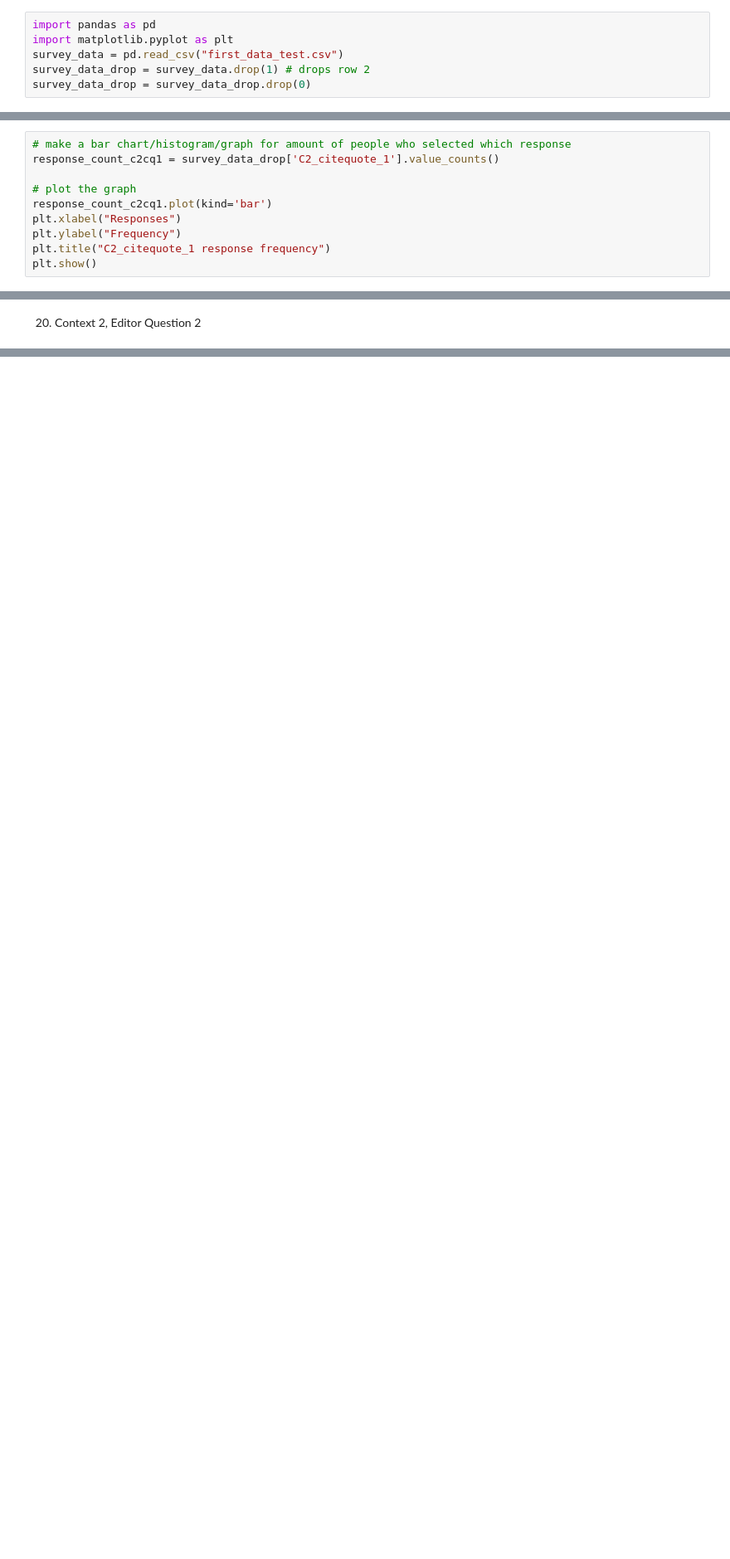
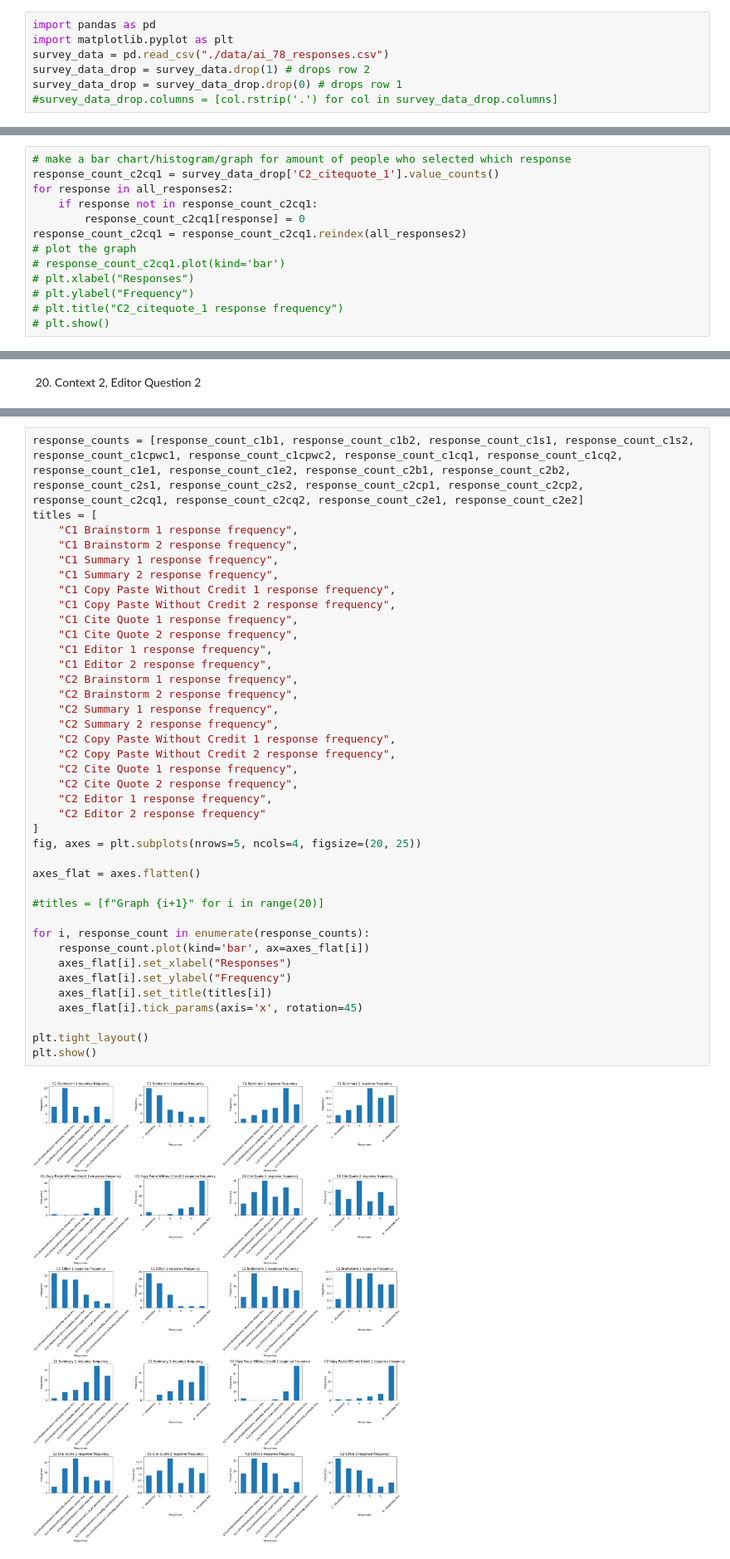
Before and after one commit to snehac2003/ai_survey, a Jupyter notebook: ai_survey_descriptive_stats.ipynb, the cells around one changed output, grey strips where cells are left out. Shown at 83% size. Drawn from its saved outputs; the diff is of its cells as text; blank space fills up the shorter version.

Commit message:
bayesian and graphs

```diff
--- a/ai_survey_descriptive_stats.ipynb
+++ b/ai_survey_descriptive_stats.ipynb
@@ -1,6 +1,7 @@
 # %%
 import pandas as pd
 import matplotlib.pyplot as plt
-survey_data = pd.read_csv("first_data_test.csv")
+survey_data = pd.read_csv("./data/ai_78_responses.csv")
 survey_data_drop = survey_data.drop(1) # drops row 2
-survey_data_drop = survey_data_drop.drop(0)
+survey_data_drop = survey_data_drop.drop(0) # drops row 1
+#survey_data_drop.columns = [col.rstrip('.') for col in survey_data_drop.columns]
@@ -256,10 +336,13 @@ plt.show()
 # %%
 # make a bar chart/histogram/graph for amount of people who selected which response
 response_count_c2cq1 = survey_data_drop['C2_citequote_1'].value_counts()
-
+for response in all_responses2:
+    if response not in response_count_c2cq1:
+        response_count_c2cq1[response] = 0
+response_count_c2cq1 = response_count_c2cq1.reindex(all_responses2)
 # plot the graph
-response_count_c2cq1.plot(kind='bar')
-plt.xlabel("Responses")
-plt.ylabel("Frequency")
-plt.title("C2_citequote_1 response frequency")
-plt.show()
+# response_count_c2cq1.plot(kind='bar')
+# plt.xlabel("Responses")
+# plt.ylabel("Frequency")
+# plt.title("C2_citequote_1 response frequency")
+# plt.show()
@@ -309,0 +396,41 @@ plt.show()
+# %%
+response_counts = [response_count_c1b1, response_count_c1b2, response_count_c1s1, response_count_c1s2, response_count_c1cpwc1, response_count_c1cpwc2, response_count_c1cq1, response_count_c1cq2, response_count_c1e1, response_count_c1e2, response_count_c2b1, response_count_c2b2, response_count_c2s1, response_count_c2s2, response_count_c2cp1, response_count_c2cp2, response_count_c2cq1, response_count_c2cq2, response_count_c2e1, response_count_c2e2]
+titles = [
+    "C1 Brainstorm 1 response frequency",
+    "C1 Brainstorm 2 response frequency",
+    "C1 Summary 1 response frequency",
+    "C1 Summary 2 response frequency",
+    "C1 Copy Paste Without Credit 1 response frequency",
+    "C1 Copy Paste Without Credit 2 response frequency",
+    "C1 Cite Quote 1 response frequency",
+    "C1 Cite Quote 2 response frequency",
+    "C1 Editor 1 response frequency",
+    "C1 Editor 2 response frequency",
+    "C2 Brainstorm 1 response frequency",
+    "C2 Brainstorm 2 response frequency",
+    "C2 Summary 1 response frequency",
+    "C2 Summary 2 response frequency",
+    "C2 Copy Paste Without Credit 1 response frequency",
+    "C2 Copy Paste Without Credit 2 response frequency",
+    "C2 Cite Quote 1 response frequency",
+    "C2 Cite Quote 2 response frequency",
+    "C2 Editor 1 response frequency",
+    "C2 Editor 2 response frequency"
+]
+fig, axes = plt.subplots(nrows=5, ncols=4, figsize=(20, 25))
+
+axes_flat = axes.flatten()
+
+#titles = [f"Graph {i+1}" for i in range(20)]
+
+for i, response_count in enumerate(response_counts):
+    response_count.plot(kind='bar', ax=axes_flat[i])
+    axes_flat[i].set_xlabel("Responses")
+    axes_flat[i].set_ylabel("Frequency")
+    axes_flat[i].set_title(titles[i])
+    axes_flat[i].tick_params(axis='x', rotation=45)
+
+plt.tight_layout()
+plt.show()
+# %% [output]
+[figure, added]
```
Also changed, not shown: parts of 64 cells of this notebook, 32 other files.
